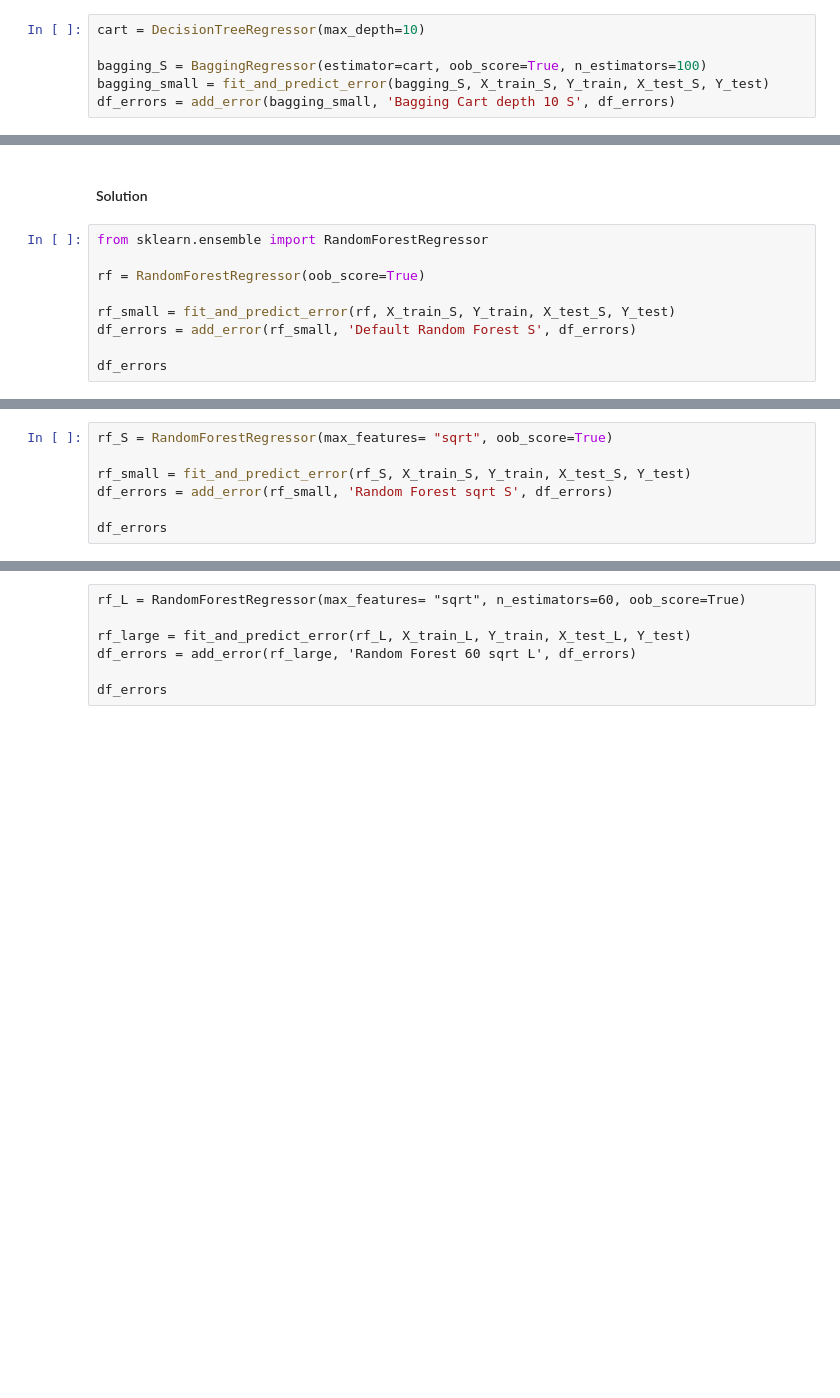
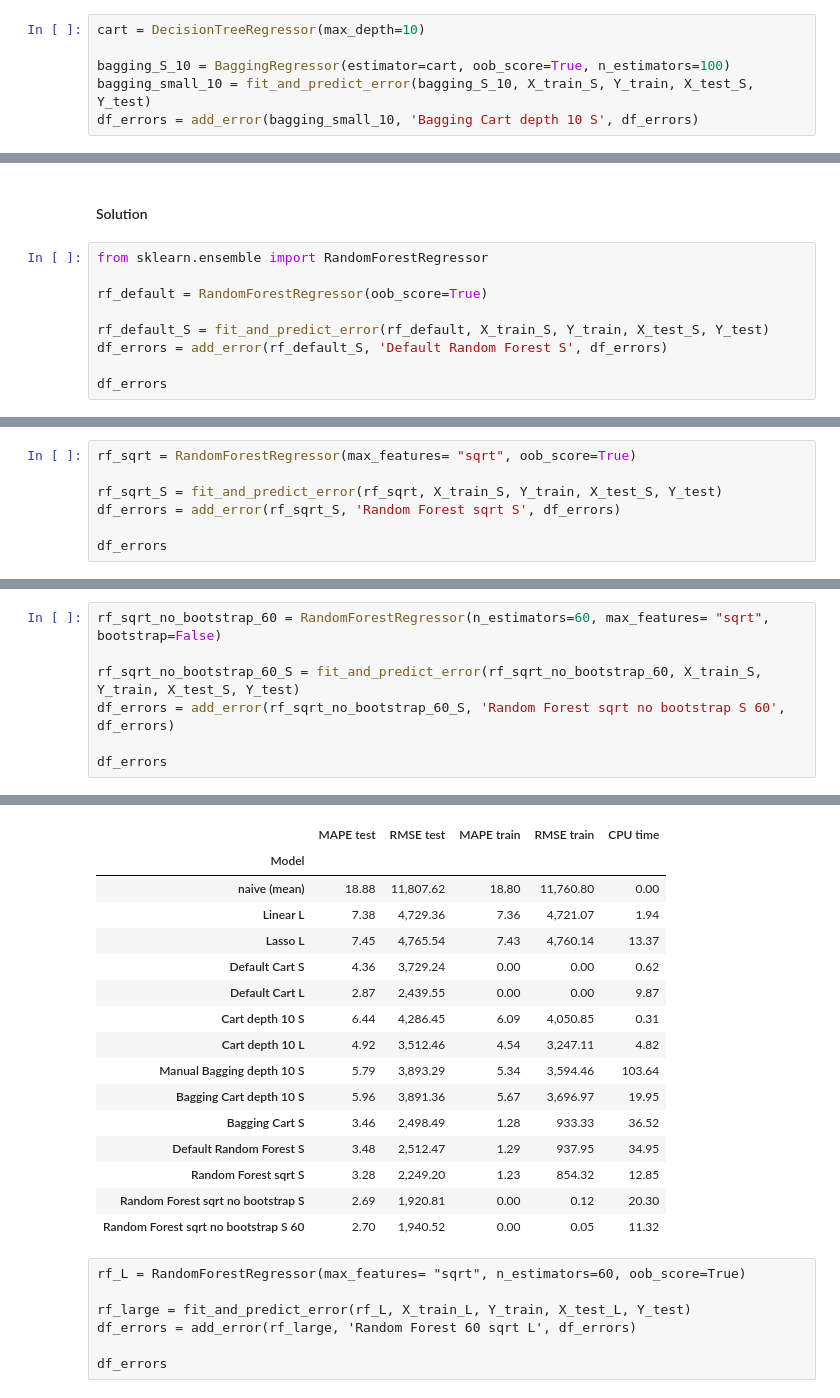
Before and after one commit to tabea17/formationCNRSdeepLearning, a Jupyter notebook: TPs/day2_corrige.ipynb, the cells around one changed output, grey strips where cells are left out. Cells and saved outputs as stored; diff of their text form; blank space fills up the shorter version.

```diff
--- a/TPs/day2_corrige.ipynb
+++ b/TPs/day2_corrige.ipynb
@@ -697,6 +967,6 @@ from sklearn.ensemble import BaggingRegressor
 # %%
 cart = DecisionTreeRegressor(max_depth=10)
 
-bagging_S = BaggingRegressor(estimator=cart, oob_score=True, n_estimators=100)
-bagging_small = fit_and_predict_error(bagging_S, X_train_S, Y_train, X_test_S, Y_test)
-df_errors = add_error(bagging_small, 'Bagging Cart depth 10 S', df_errors)
+bagging_S_10 = BaggingRegressor(estimator=cart, oob_score=True, n_estimators=100)
+bagging_small_10 = fit_and_predict_error(bagging_S_10, X_train_S, Y_train, X_test_S, Y_test)
+df_errors = add_error(bagging_small_10, 'Bagging Cart depth 10 S', df_errors)
@@ -736,9 +1051,9 @@ Pendant la construction d'un arbre, au lieu de rechercher la caractéristique la
 # %%
 from sklearn.ensemble import RandomForestRegressor
 
-rf = RandomForestRegressor(oob_score=True)
+rf_default = RandomForestRegressor(oob_score=True)
 
-rf_small = fit_and_predict_error(rf, X_train_S, Y_train, X_test_S, Y_test)
-df_errors = add_error(rf_small, 'Default Random Forest S', df_errors)
+rf_default_S = fit_and_predict_error(rf_default, X_train_S, Y_train, X_test_S, Y_test)
+df_errors = add_error(rf_default_S, 'Default Random Forest S', df_errors)
 
 df_errors
@@ -745,7 +1095,7 @@ df_errors
 # %%
-rf_S = RandomForestRegressor(max_features= "sqrt", oob_score=True)
+rf_sqrt = RandomForestRegressor(max_features= "sqrt", oob_score=True)
 
-rf_small = fit_and_predict_error(rf_S, X_train_S, Y_train, X_test_S, Y_test)
-df_errors = add_error(rf_small, 'Random Forest sqrt S', df_errors)
+rf_sqrt_S = fit_and_predict_error(rf_sqrt, X_train_S, Y_train, X_test_S, Y_test)
+df_errors = add_error(rf_sqrt_S, 'Random Forest sqrt S', df_errors)
 
 df_errors
@@ -762,0 +1164,8 @@ rf.oob_score_
+# %%
+rf_sqrt_no_bootstrap_60 = RandomForestRegressor(n_estimators=60, max_features= "sqrt", bootstrap=False)
+
+rf_sqrt_no_bootstrap_60_S = fit_and_predict_error(rf_sqrt_no_bootstrap_60, X_train_S, Y_train, X_test_S, Y_test)
+df_errors = add_error(rf_sqrt_no_bootstrap_60_S, 'Random Forest sqrt no bootstrap S 60', df_errors)
+
+df_errors
+# %% [output]
@@ -763,3 +1176,19 @@ rf.oob_score_
+|  | MAPE test | RMSE test | MAPE train | RMSE train | CPU time |
+| Model |  |  |  |  |  |
+| naive (mean) | 18.88 | 11,807.62 | 18.80 | 11,760.80 | 0.00 |
+| Linear L | 7.38 | 4,729.36 | 7.36 | 4,721.07 | 1.94 |
+| Lasso L | 7.45 | 4,765.54 | 7.43 | 4,760.14 | 13.37 |
+| Default Cart S | 4.36 | 3,729.24 | 0.00 | 0.00 | 0.62 |
+| Default Cart L | 2.87 | 2,439.55 | 0.00 | 0.00 | 9.87 |
+| Cart depth 10 S | 6.44 | 4,286.45 | 6.09 | 4,050.85 | 0.31 |
+| Cart depth 10 L | 4.92 | 3,512.46 | 4.54 | 3,247.11 | 4.82 |
+| Manual Bagging depth 10 S | 5.79 | 3,893.29 | 5.34 | 3,594.46 | 103.64 |
+| Bagging Cart depth 10 S | 5.96 | 3,891.36 | 5.67 | 3,696.97 | 19.95 |
+| Bagging Cart S | 3.46 | 2,498.49 | 1.28 | 933.33 | 36.52 |
+| Default Random Forest S | 3.48 | 2,512.47 | 1.29 | 937.95 | 34.95 |
+| Random Forest sqrt S | 3.28 | 2,249.20 | 1.23 | 854.32 | 12.85 |
+| Random Forest sqrt no bootstrap S | 2.69 | 1,920.81 | 0.00 | 0.12 | 20.30 |
+| Random Forest sqrt no bootstrap S 60 | 2.70 | 1,940.52 | 0.00 | 0.05 | 11.32 |
 # %% [raw]
 rf_L = RandomForestRegressor(max_features= "sqrt", n_estimators=60, oob_score=True)
 
```
Also changed, not shown: parts of 79 cells of this notebook, 2 other files.
